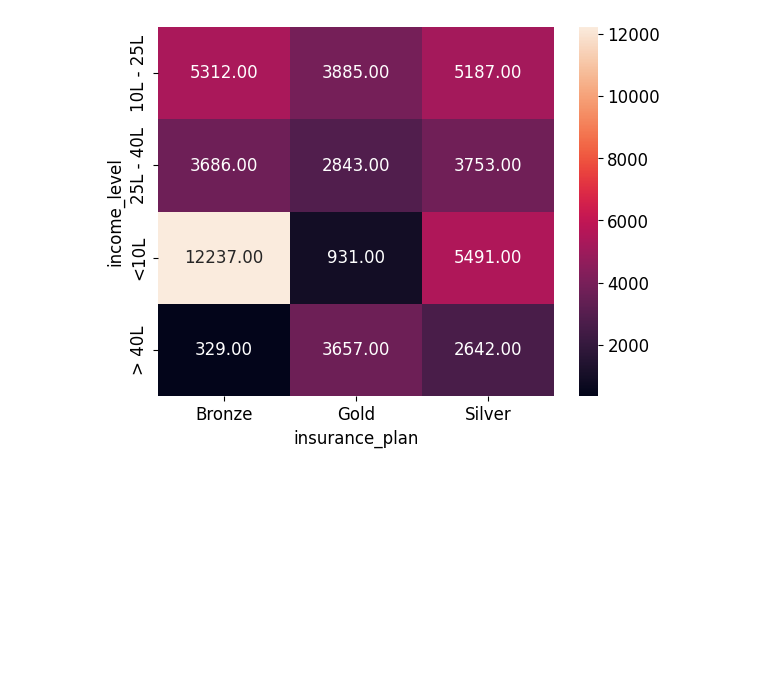
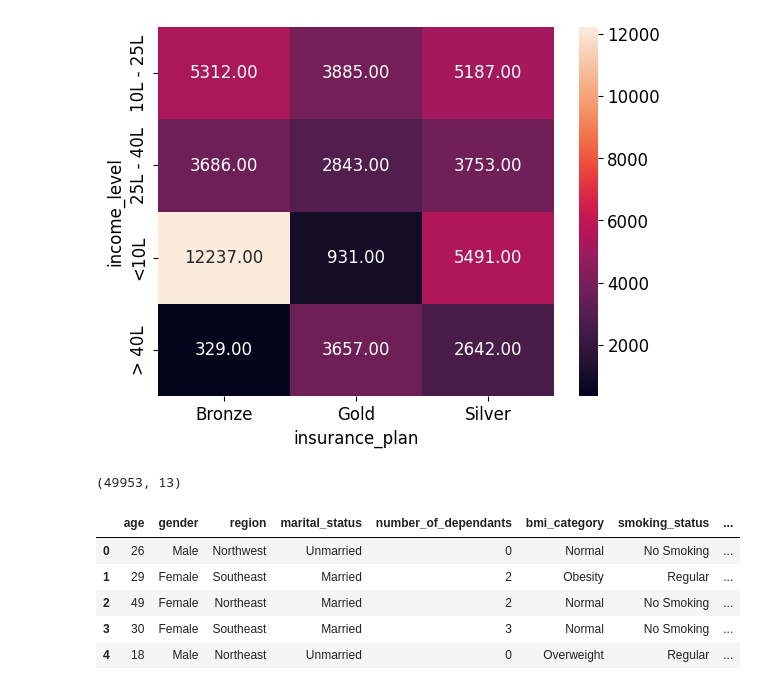
Before and after one commit to HMurawski/Health-Insurance-Model, a Jupyter notebook: notebooks/01_eda.ipynb, the cells around one changed output. Saved outputs shown, nothing was run; the diff lists cells and outputs as text; code cells hidden in the pictures; blank space fills up the shorter version.

Commit message:
df_cleaned export, updated gitignore

```diff
--- a/notebooks/01_eda.ipynb
+++ b/notebooks/01_eda.ipynb
@@ -395,0 +393,12 @@ plt.show()
+# %%
+df_c = pd.read_csv("..\\src\\data\\cleaned\\premiums_cleaned.csv")
+print(df_c.shape)
+df_c.head()
+# %% [output]
+(49953, 13)
+|  | age | gender | region | marital_status | number_of_dependants | bmi_category | smoking_status | ... |
+| 0 | 26 | Male | Northwest | Unmarried | 0 | Normal | No Smoking | ... |
+| 1 | 29 | Female | Southeast | Married | 2 | Obesity | Regular | ... |
+| 2 | 49 | Female | Northeast | Married | 2 | Normal | No Smoking | ... |
+| 3 | 30 | Female | Southeast | Married | 3 | Normal | No Smoking | ... |
+| 4 | 18 | Male | Northeast | Unmarried | 0 | Overweight | Regular | ... |
```
Also changed, not shown: parts of 2 cells of this notebook, 2 other files.
